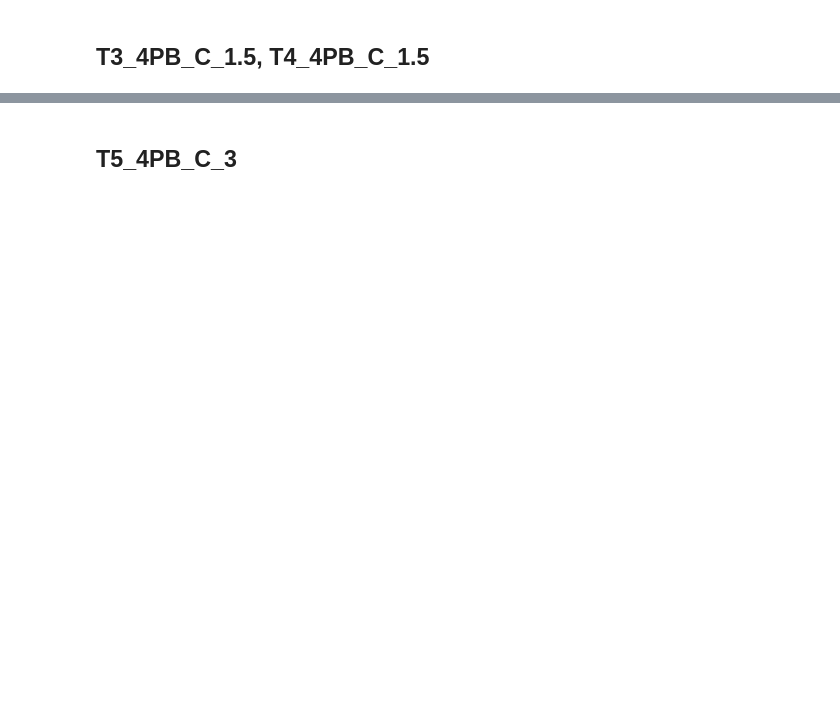
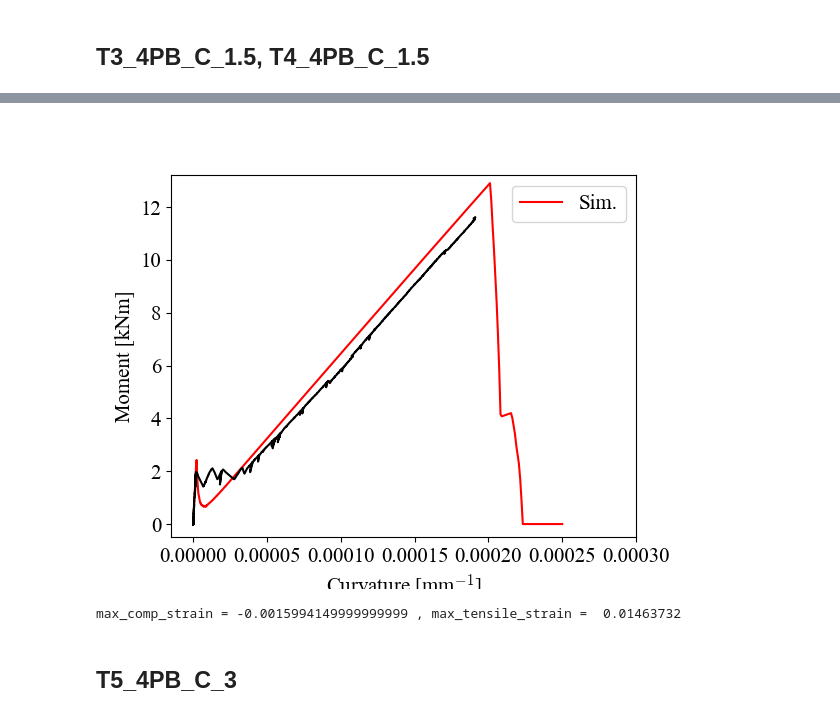
Before and after one commit to bmcs-group/bmcs_beam, a Jupyter notebook: notebooks/experimental_tests/model_validation_with_experimental_tests.ipynb, the cells around one changed output, grey strips where cells are left out. Saved outputs shown, nothing was run; the diff lists cells and outputs as text; code cells hidden in the pictures; blank space fills up the shorter version.

```diff
--- a/notebooks/experimental_tests/model_validation_with_experimental_tests.ipynb
+++ b/notebooks/experimental_tests/model_validation_with_experimental_tests.ipynb
@@ -224,5 +515,8 @@ fig
 # %%
-plot_mk(4, dp3_4)
+plot_mk(4, dp3_4, l_lvdt=250)
+# %% [output]
+[figure, added]
+max_comp_strain = -0.0015994149999999999 , max_tensile_strain =  0.01463732
 # %% [markdown]
 ## T5_4PB_C_3
 # %%
```
Also changed, not shown: parts of 61 cells of this notebook, 11 other files.
